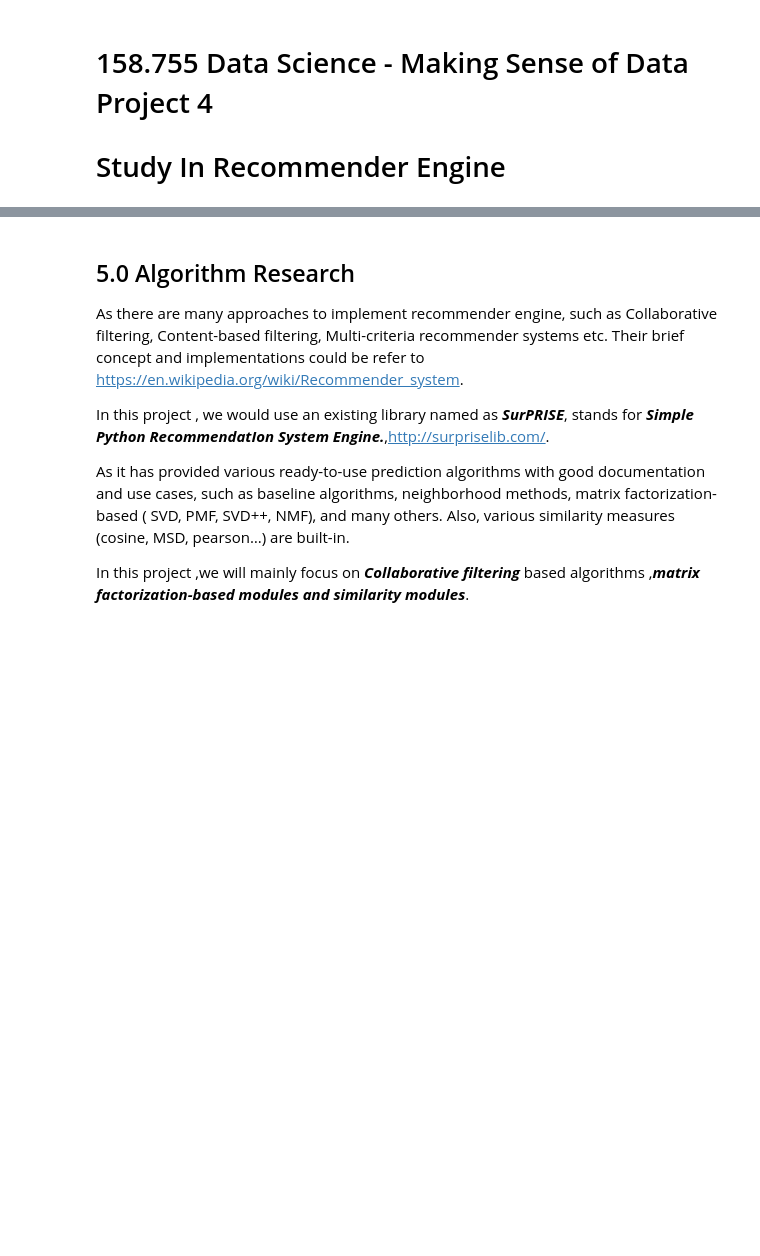
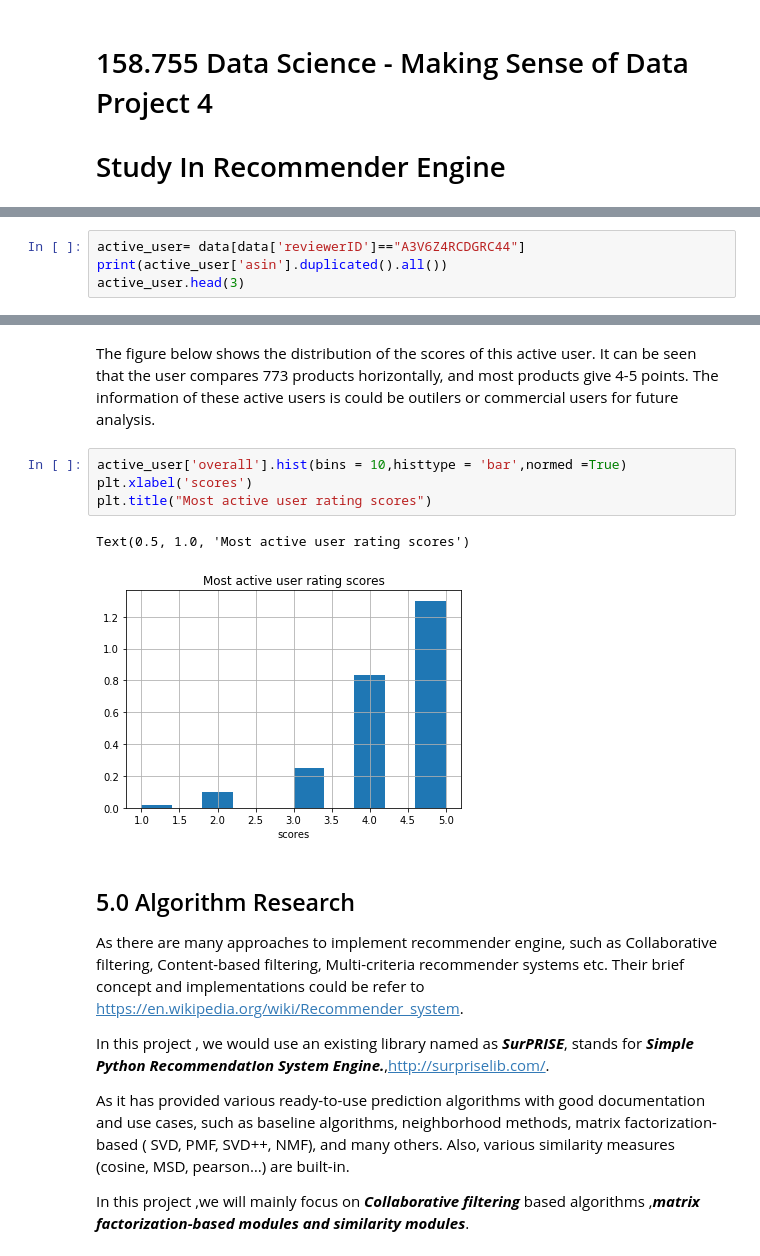
Before and after one commit to zwan074/Data-Assignment-3, a Jupyter notebook: Vincent/Draft_report.ipynb, the cells around one changed output, grey strips where cells are left out. Saved outputs shown, nothing was run; the diff lists cells and outputs as text; blank space fills up the shorter version.

```diff
--- a/Vincent/Draft_report.ipynb
+++ b/Vincent/Draft_report.ipynb
@@ -56,0 +162,4 @@ The following code/function has demonstrated the implementation of this process:
+# %%
+active_user= data[data['reviewerID']=="A3V6Z4RCDGRC44"]
+print(active_user['asin'].duplicated().all())
+active_user.head(3)
@@ -57,3 +172,12 @@ The following code/function has demonstrated the implementation of this process:
+# %% [markdown]
+The figure below shows the distribution of the scores of this active user. It can be seen that the user compares 773 products horizontally, and most products give 4-5 points. The information of these active users is could be outilers or commercial users for future analysis.
+# %%
+active_user['overall'].hist(bins = 10,histtype = 'bar',normed =True)
+plt.xlabel('scores')
+plt.title("Most active user rating scores")
+# %% [output]
+Text(0.5, 1.0, 'Most active user rating scores')
+[figure, added]
 # %% [markdown]
 ## 5.0 Algorithm Research
 
```
Also changed, not shown: parts of 26 cells of this notebook, 1 other file.
